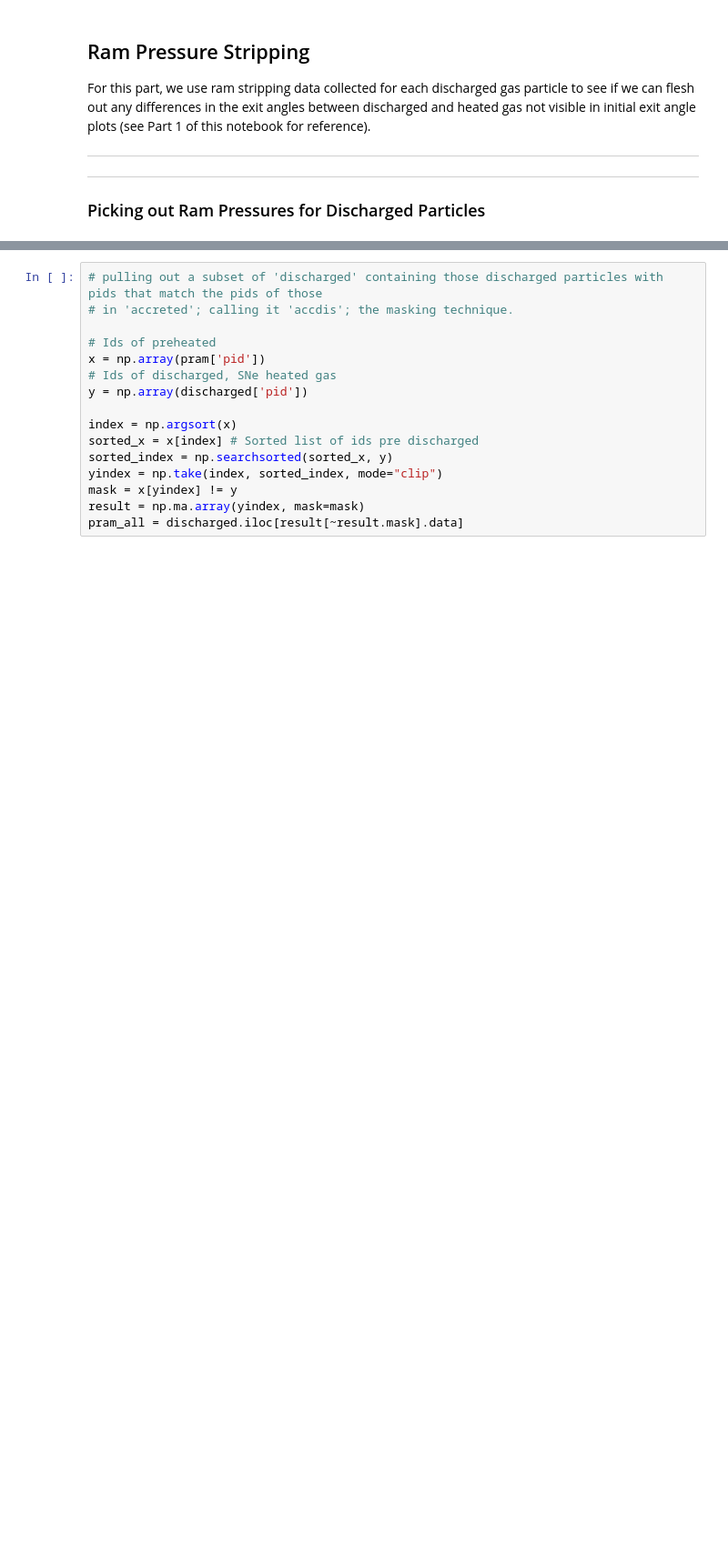
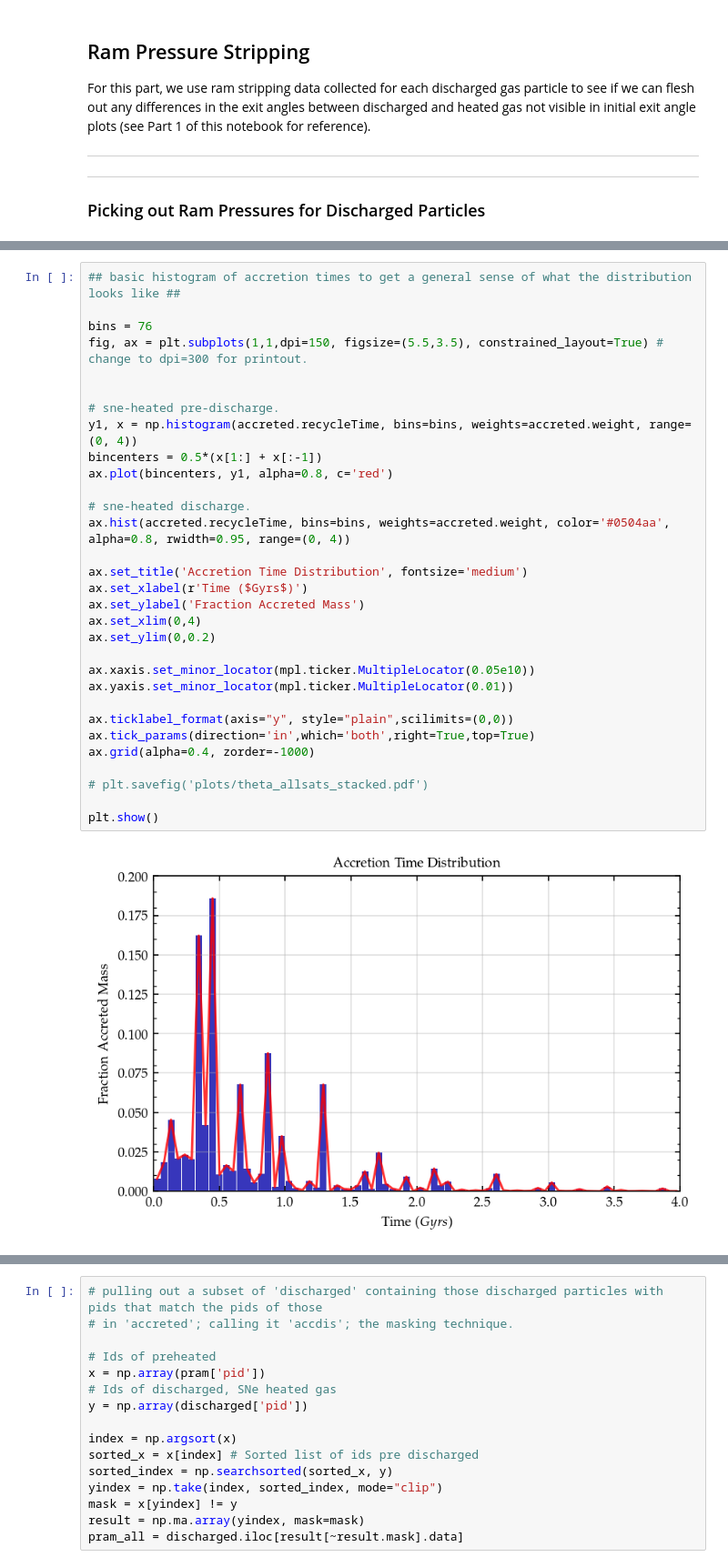
Before and after one commit to leoglonz/Astro_map, a Jupyter notebook: StellarFeedback_p3.ipynb, the cells around one changed output, grey strips where cells are left out. Shown: that part at 91% size. Cells and saved outputs as stored; diff of their text form; blank space fills up the shorter version.

```diff
--- a/StellarFeedback_p3.ipynb
+++ b/StellarFeedback_p3.ipynb
@@ -84,0 +194,33 @@ KeyError: 'time'
+# %%
+## basic histogram of accretion times to get a general sense of what the distribution looks like ##
+
+bins = 76
+fig, ax = plt.subplots(1,1,dpi=150, figsize=(5.5,3.5), constrained_layout=True) # change to dpi=300 for printout.
+
+
+# sne-heated pre-discharge.
+y1, x = np.histogram(accreted.recycleTime, bins=bins, weights=accreted.weight, range=(0, 4))
+bincenters = 0.5*(x[1:] + x[:-1])
+ax.plot(bincenters, y1, alpha=0.8, c='red')
+
+# sne-heated discharge.
+ax.hist(accreted.recycleTime, bins=bins, weights=accreted.weight, color='#0504aa', alpha=0.8, rwidth=0.95, range=(0, 4))
+
+ax.set_title('Accretion Time Distribution', fontsize='medium')
+ax.set_xlabel(r'Time ($Gyrs$)')
+ax.set_ylabel('Fraction Accreted Mass')
+ax.set_xlim(0,4)
+ax.set_ylim(0,0.2)
+
+ax.xaxis.set_minor_locator(mpl.ticker.MultipleLocator(0.05e10))
+ax.yaxis.set_minor_locator(mpl.ticker.MultipleLocator(0.01))
+
+ax.ticklabel_format(axis="y", style="plain",scilimits=(0,0))
+ax.tick_params(direction='in',which='both',right=True,top=True)
+ax.grid(alpha=0.4, zorder=-1000)
+
+# plt.savefig('plots/theta_allsats_stacked.pdf')
+
+plt.show()
+# %% [output]
+[figure, added]
```
Also changed, not shown: parts of 13 cells of this notebook, 4 other files.
